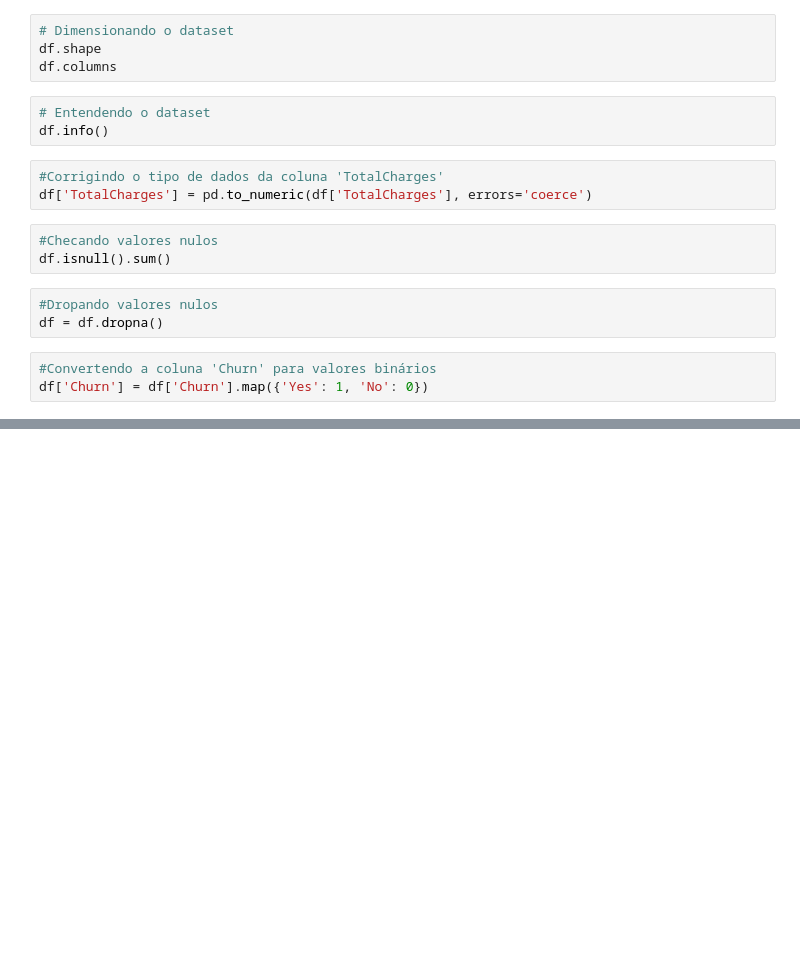
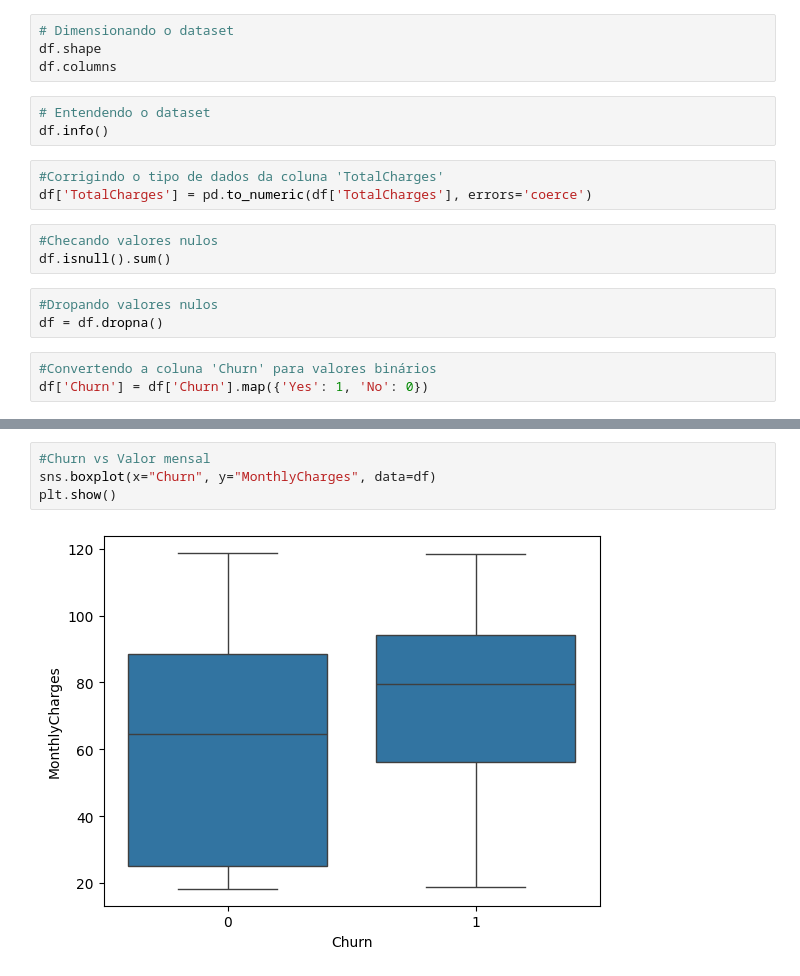
Before and after one commit to souzamatt01/customer-churn-prediction, a Jupyter notebook: notebooks/01_eda.ipynb, the cells around one changed output, grey strips where cells are left out. Saved outputs shown, nothing was run; the diff lists cells and outputs as text; blank space fills up the shorter version.

```diff
--- a/notebooks/01_eda.ipynb
+++ b/notebooks/01_eda.ipynb
@@ -39,0 +64,6 @@ df['Churn'] = df['Churn'].map({'Yes': 1, 'No': 0})
+# %%
+#Churn vs Valor mensal
+sns.boxplot(x="Churn", y="MonthlyCharges", data=df)
+plt.show()
+# %% [output]
+[figure, added]
```
Also changed, not shown: parts of 4 cells of this notebook.
